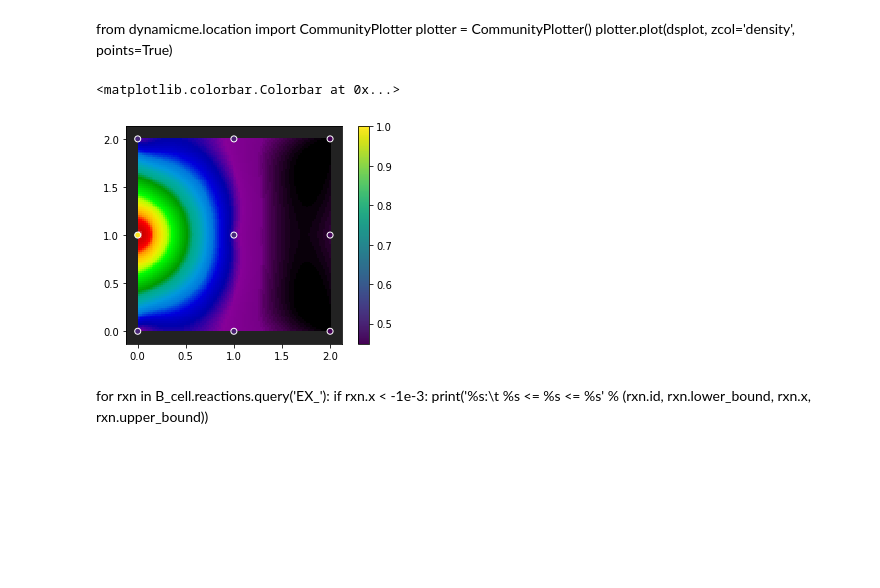
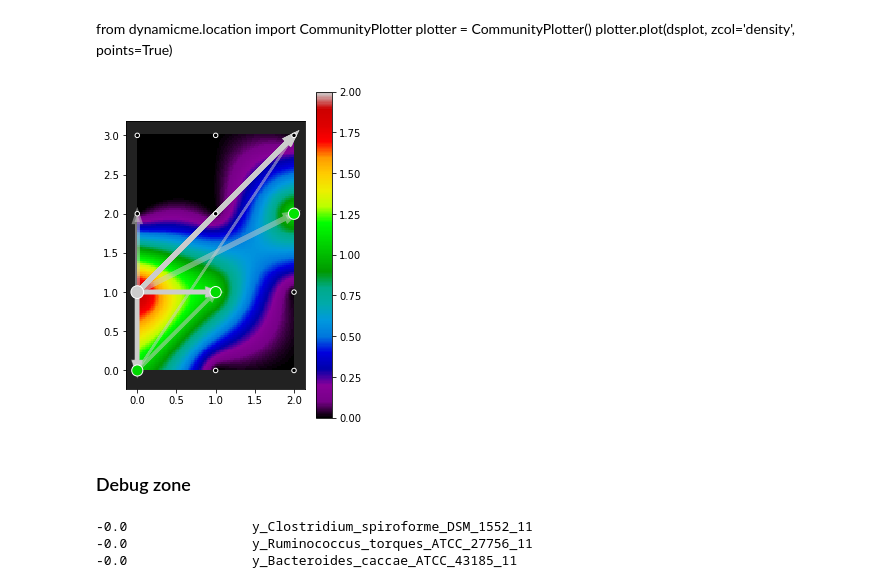
Before and after one commit to SBRG/dynamicme, a Jupyter notebook: notebooks/location/toy_location_R02.ipynb, the cells around one changed output. Cells and saved outputs as stored; diff of their text form; code cells hidden in the pictures; blank space fills up the shorter version.

```diff
--- a/notebooks/location/toy_location_R02.ipynb
+++ b/notebooks/location/toy_location_R02.ipynb
@@ -385,8 +393,10 @@ df_source_shared
 # %%
 x_dict = locater.model.solution.x_dict
 
-cons=locater.model.metabolites.query('source_cap')[0]
-for rxn in cons.reactions:
-    x = x_dict[rxn.id]
-    print("%s\t%s\t%s" % (rxn.id, rxn.metabolites[cons], x))
+for cons in locater.model.metabolites.query('source_cap'):
+    print('-'*60)
+    print(cons.id)
+    for rxn in cons.reactions:
+        x = x_dict[rxn.id]
+        print("%s\t%s\t%s" % (rxn.id, rxn.metabolites[cons], x))
 # %% [output]
@@ -470,3 +497,11 @@ dsplot
+# %%
+dsplot = dsplot.groupby(['x','y']).agg({'density':lambda x: max(x)}).reset_index()
+# %%
+### Greater contrast for visualization
+dsplot.loc[:,'z'] = dsplot.density
+dsplot.loc[ dsplot.z==0,'z'] = -1
+# %%
+df_line = pd.DataFrame(line_rows)
 # %% [markdown]
 # Plot results
 # %% [markdown]
@@ -482,34 +517,66 @@ from dynamicme.location import CommunityPlotter
 plotter = CommunityPlotter()
 plotter.plot(dsplot, zcol='density', points=True)
 # %%
+import matplotlib
 from scipy import interpolate
 
+nres = 121
 x = dsplot.x
 y = dsplot.y
-z = dsplot.density
-xx = np.linspace(x.min(), x.max(), 100)
-yy = np.linspace(y.min(), y.max(), 100)
+#z = dsplot.density
+z = dsplot.z - dsplot.z.min()
+xx = np.linspace(x.min(), x.max(), nres)
+yy = np.linspace(y.min(), y.max(), nres)
 X,Y = np.meshgrid(xx,yy)
 
 ### Add some noise to prevent singular matrix in interpolate
-dr = 0.0001
+dr = 0 #0.001
 xr = x + np.random.uniform(-dr, dr, size=x.shape)
 yr = y + np.random.uniform(-dr, dr, size=y.shape)
+#rbf = interpolate.Rbf(xr,yr,z, function='gaussian')
 rbf = interpolate.Rbf(xr,yr,z, function='linear')
 #rbf = interpolate.Rbf(x,y,z, function='cubic')
 #rbf = interpolate.RectBivariateSpline(x,y,z)
 Z = rbf(X,Y)
 
 ax = plt.imshow(Z, vmin=z.min(), vmax=z.max(), origin='lower',
           extent=[x.min(), x.max(), y.min(), y.max()])
-ax.set_cmap('nipy_spectral')
-plt.scatter(x, y, c=z, edgecolors='#ffffff')
+
+#cmap = 'nipy_spectral'
+cmap = matplotlib.cm.get_cmap('nipy_spectral')
+#cmap.set_under()
+ax.set_cmap(cmap)
+
+ax = plt.scatter(x, y, c=z, edgecolors='#ffffff', s=20+np.sqrt(z*10000), zorder=4)
+ax.set_cmap(cmap)
+
+### Plot the lines
+for i,row in df_line.iterrows():
+    xp = row['xp']
+    yp = row['yp']
+    xj = row['xj']
+    yj = row['yj']
+    s  = row['s']
+    #ax.axes.plot(x=[xp,xj], y=[yp,yj], color='#ffffff', lw=10*s)
+    #plt.plot([xp,xj], [yp,yj], color='#aaaaaa', lw=(50*s)**0.5, ls='-', alpha=0.5)
+    dx = xj-xp
+    dy = yj-yp
+    w = 2+(10*s)**0.5
+    plt.arrow(xp, yp, dx, dy, color='#cccccc', lw=w, ls='-', head_width=0.07,
+              alpha=0.5, length_includes_head=True)
+
 ax.axes.set_facecolor('#222222')
 plt.colorbar()
+ax.figure.set_size_inches(4,6)
 # %% [output]
-<matplotlib.colorbar.Colorbar at 0x...>
-[figure, old version]
+[figure, new version]
-# %% [markdown]
-for rxn in B_cell.reactions.query('EX_'):
-    if rxn.x < -1e-3:
-        print('%s:\t %s <= %s <= %s' % (rxn.id, rxn.lower_bound, rxn.x, rxn.upper_bound))
+# %% [markdown]
+### Debug zone
+# %%
+for rxn in locater.model.reactions.query('^y.*_11'):
+    x = x_dict[rxn.id]
+    print('%-20.18s%s'%(x, rxn.id))
+# %% [output]
+-0.0                y_Clostridium_spiroforme_DSM_1552_11
+-0.0                y_Ruminococcus_torques_ATCC_27756_11
+-0.0                y_Bacteroides_caccae_ATCC_43185_11
```
Also changed, not shown: parts of 22 cells of this notebook, 1 other file.
